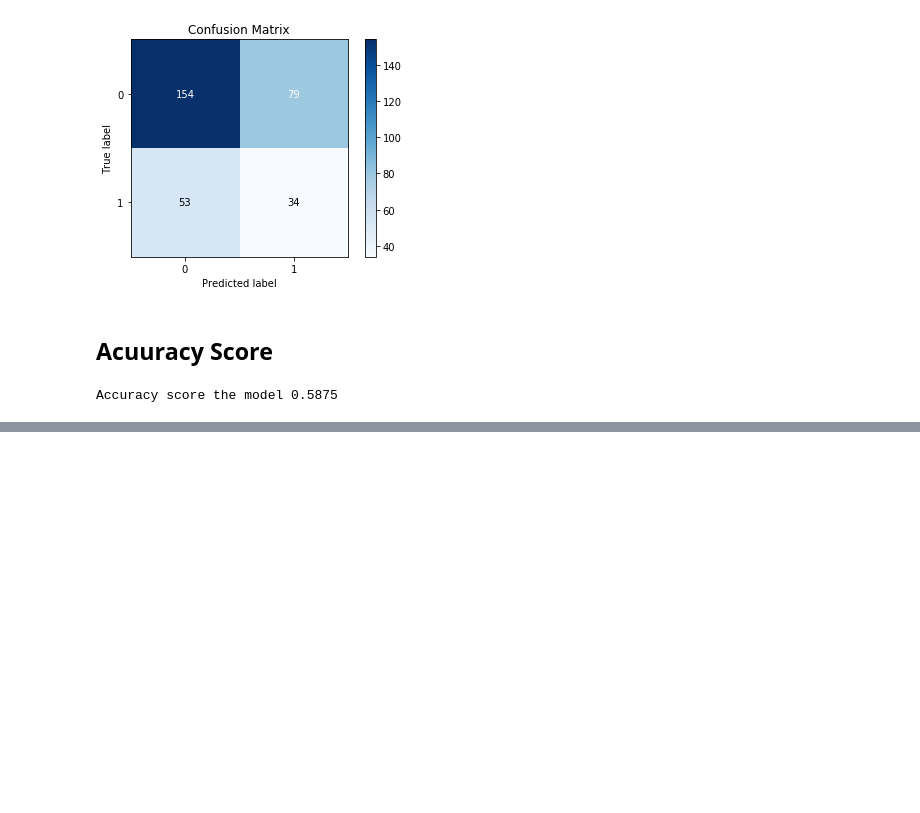
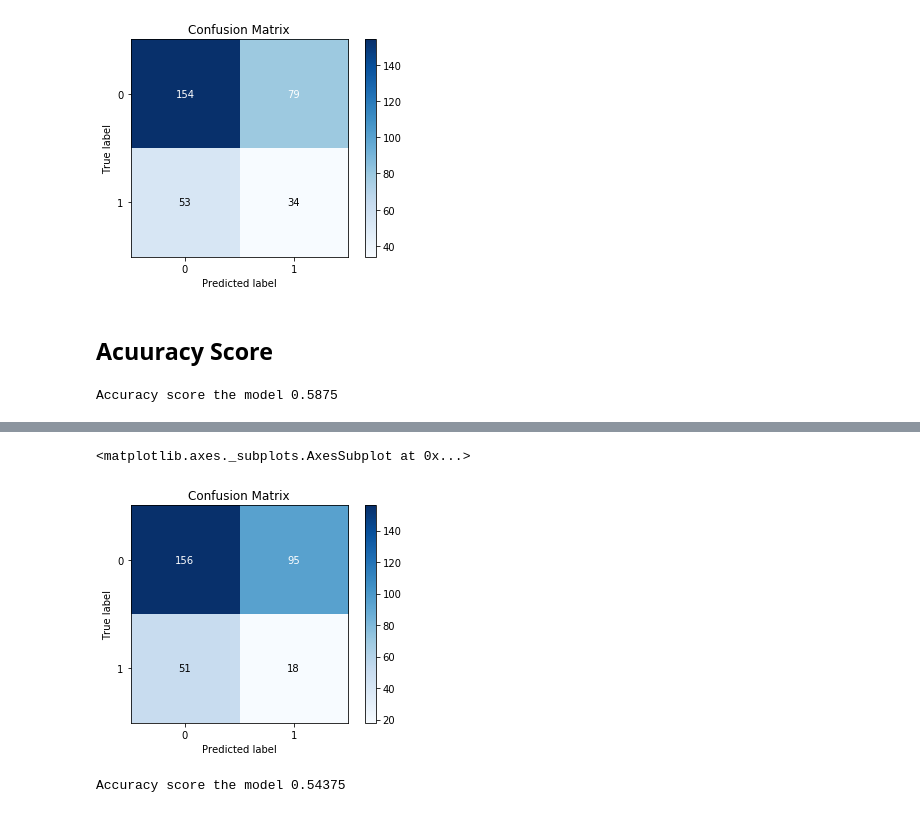
Before and after one commit to plaban1981/Supervised-Learning, a Jupyter notebook: Decision_Tree_Code.ipynb, the cells around one changed output, grey strips where cells are left out. Drawn from its saved outputs; the diff is of its cells as text; code cells hidden in the pictures; blank space fills up the shorter version.

```diff
--- a/Decision_Tree_Code.ipynb
+++ b/Decision_Tree_Code.ipynb
@@ -118,0 +121,5 @@ Accuracy score the model 0.5875
+# %%
+from sklearn.ensemble import RandomForestClassifier
+classifier = RandomForestClassifier (n_estimators= 10,criterion='entropy',random_state=1)
+# %%
+classifier.fit(X_train,y_train)
@@ -118,0 +134,12 @@ Accuracy score the model 0.5875
+# %%
+y_pred = classifier.predict(X_test)
+# %%
+scikitplot.metrics.plot_confusion_matrix(y_pred,y_test)
+# %% [output]
+<matplotlib.axes._subplots.AxesSubplot at 0x...>
+[figure, added]
+# %%
+ac = f"Accuracy score the model {accuracy_score(y_pred,y_test)}"
+print(ac)
+# %% [output]
+Accuracy score the model 0.54375
```
Also changed, not shown: parts of 2 cells of this notebook.
